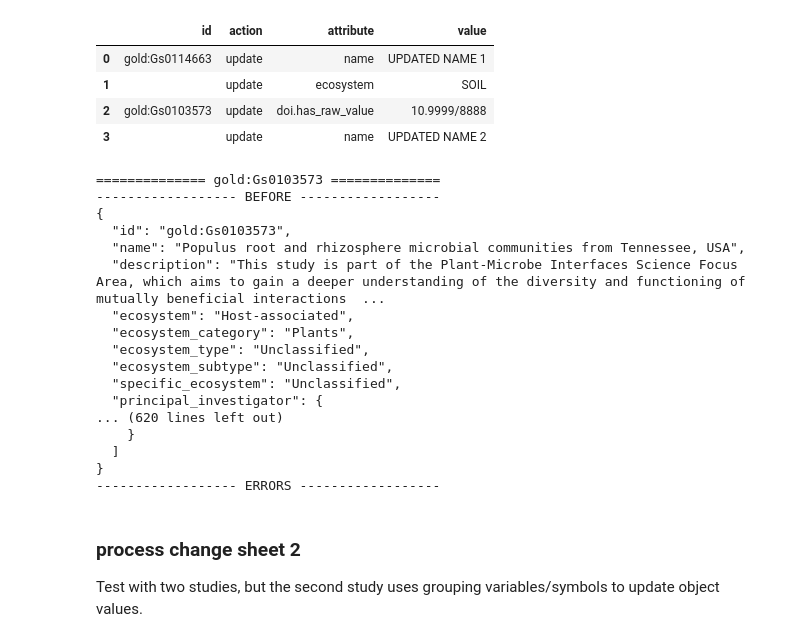
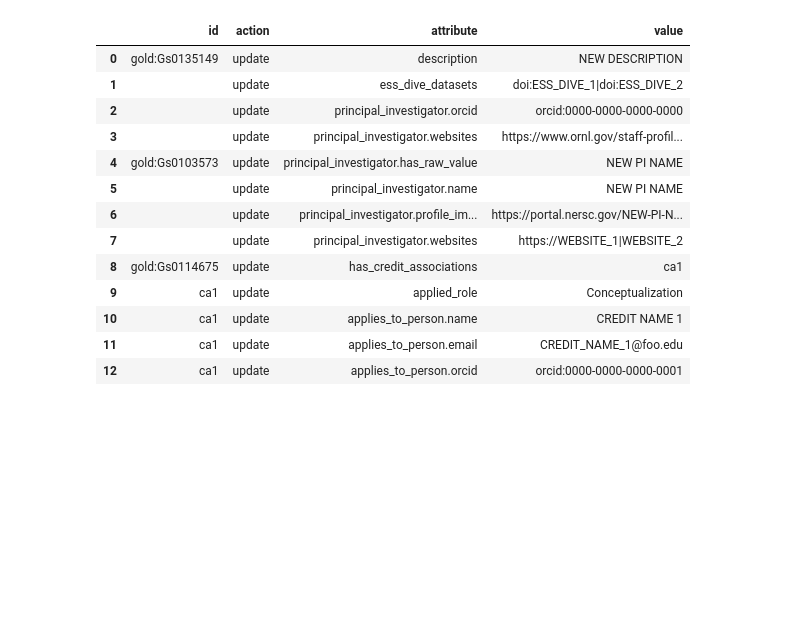
Before and after one commit to microbiomedata/nmdc-runtime, a Jupyter notebook: metadata-translation/notebooks/changesheets-example.ipynb, the cells around one changed output. Saved outputs shown, nothing was run; the diff lists cells and outputs as text; code cells hidden in the pictures; blank space fills up the shorter version.

```diff
--- a/metadata-translation/notebooks/changesheets-example.ipynb
+++ b/metadata-translation/notebooks/changesheets-example.ipynb
@@ -61,9 +88,18 @@ Simple test with two studies. The doi is changed using "." path separator.
 # %%
-pd.read_csv("data/changesheet-with-separator1.tsv", sep="\t", dtype="string").fillna('')
+pd.read_csv("data/changesheet-replace.tsv", sep="\t", dtype="string").fillna('')
 # %% [output]
 |  | id | action | attribute | value |
-| 0 | gold:Gs0114663 | update | name | UPDATED NAME 1 |
-| 1 |  | update | ecosystem | SOIL |
-| 2 | gold:Gs0103573 | update | doi.has_raw_value | 10.9999/8888 |
-| 3 |  | update | name | UPDATED NAME 2 |
+| 0 | gold:Gs0135149 | update | description | NEW DESCRIPTION |
+| 1 |  | update | ess_dive_datasets | doi:ESS_DIVE_1|doi:ESS_DIVE_2 |
+| 2 |  | update | principal_investigator.orcid | orcid:0000-0000-0000-0000 |
+| 3 |  | update | principal_investigator.websites | https://www.ornl.gov/staff-profil... |
+| 4 | gold:Gs0103573 | update | principal_investigator.has_raw_value | NEW PI NAME |
+| 5 |  | update | principal_investigator.name | NEW PI NAME |
+| 6 |  | update | principal_investigator.profile_im... | https://portal.nersc.gov/NEW-PI-N... |
+| 7 |  | update | principal_investigator.websites | https://WEBSITE_1|WEBSITE_2 |
+| 8 | gold:Gs0114675 | update | has_credit_associations | ca1 |
+| 9 | ca1 | update | applied_role | Conceptualization |
+| 10 | ca1 | update | applies_to_person.name | CREDIT NAME 1 |
+| 11 | ca1 | update | applies_to_person.email | CREDIT_NAME_1@foo.edu |
+| 12 | ca1 | update | applies_to_person.orcid | orcid:0000-0000-0000-0001 |
 # %%
@@ -71,24 +107 @@ sheetDf = load_changesheet("data/changesheet-with-separator1.tsv", mongodb)
 # sheetDf
-# %%
-print_results(process_changesheet(sheetDf, mongodb, temp_db))
-# %% [output]
-============== gold:Gs0103573 ==============
------------------- BEFORE ------------------
-{
-  "id": "gold:Gs0103573",
-  "name": "Populus root and rhizosphere microbial communities from Tennessee, USA",
-  "description": "This study is part of the Plant-Microbe Interfaces Science Focus Area, which aims to gain a deeper understanding of the diversity and functioning of mutually beneficial interactions  ...
-  "ecosystem": "Host-associated",
-  "ecosystem_category": "Plants",
-  "ecosystem_type": "Unclassified",
-  "ecosystem_subtype": "Unclassified",
-  "specific_ecosystem": "Unclassified",
-  "principal_investigator": {
-... (620 lines left out)
-    }
-  ]
-}
------------------- ERRORS ------------------
-# %% [markdown]
-### process change sheet 2
-Test with two studies, but the second study uses grouping variables/symbols to update object values.
```
Also changed, not shown: parts of 41 cells of this notebook, 14 other files.
